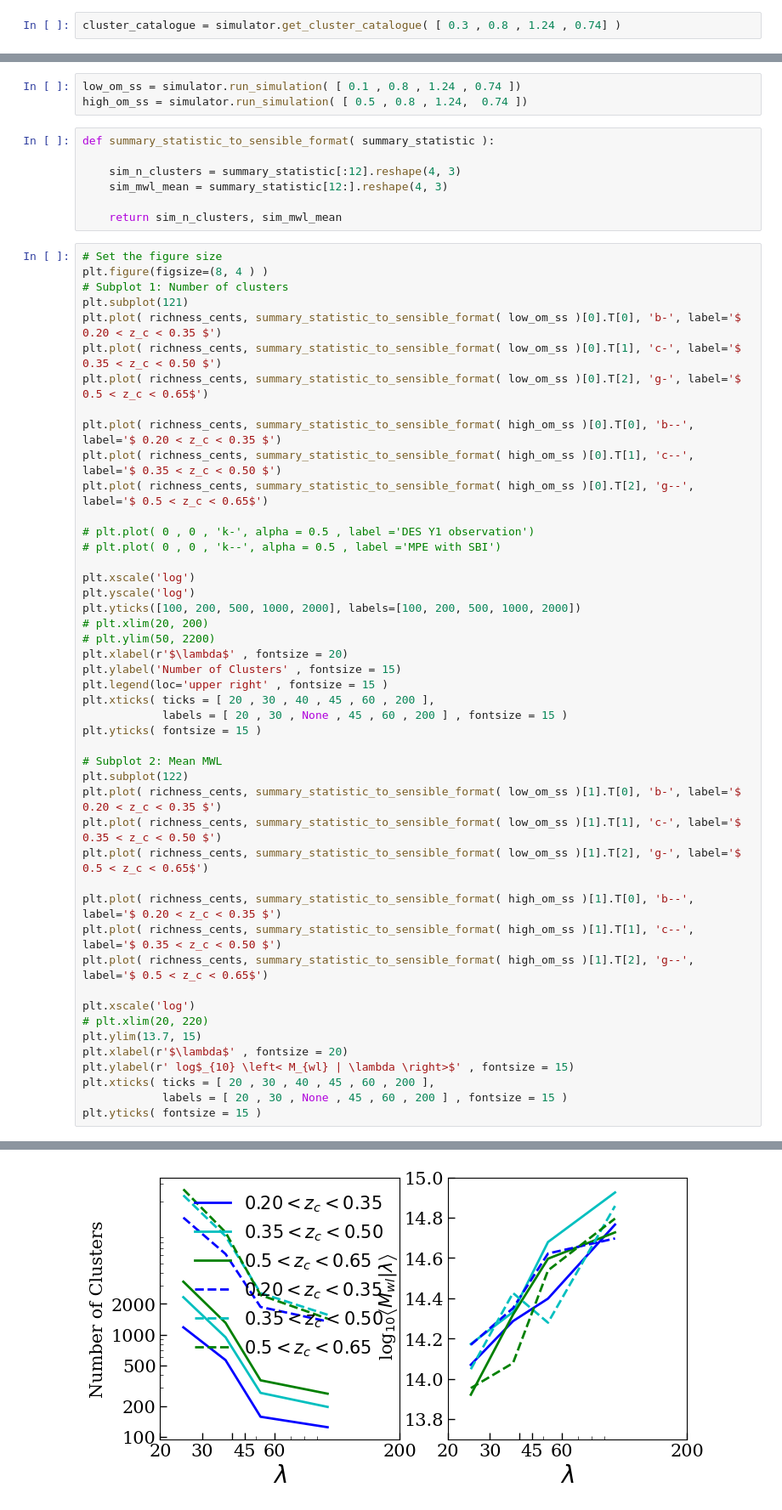
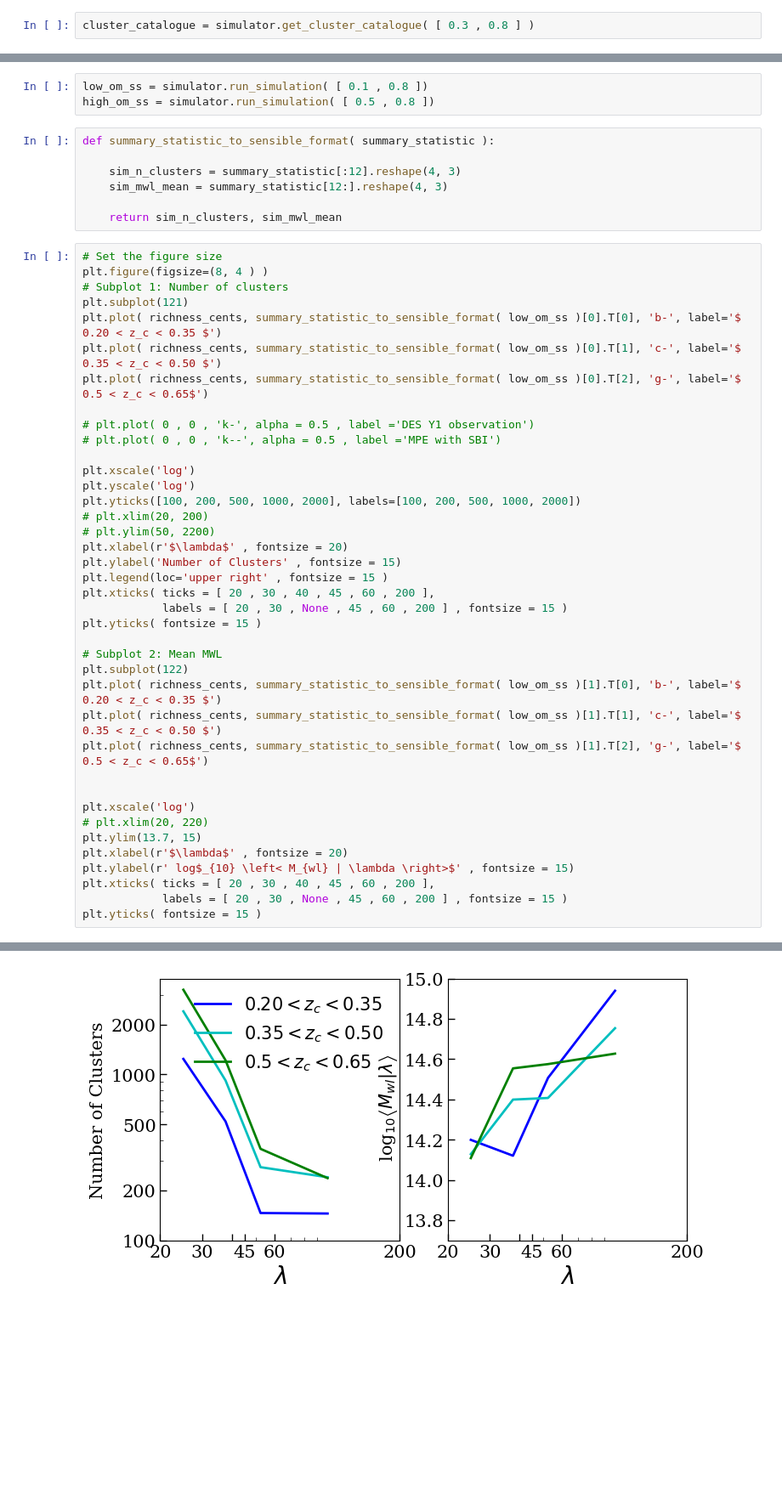
Before and after one commit to calumhrmurray/capish, a Jupyter notebook: notebooks/calum/tutorial_v01.ipynb, the cells around one changed output, grey strips where cells are left out. Shown at 85% size. Drawn from its saved outputs; the diff is of its cells as text; blank space fills up the shorter version.

```diff
--- a/notebooks/calum/tutorial_v01.ipynb
+++ b/notebooks/calum/tutorial_v01.ipynb
@@ -226,5 +227,5 @@ simulator.available_params
 # %%
-cluster_catalogue = simulator.get_cluster_catalogue( [ 0.3 , 0.8 , 1.24 , 0.74] )
+cluster_catalogue = simulator.get_cluster_catalogue( [ 0.3 , 0.8 ] )
 # %%
 cluster_catalogue
 # %% [output]
@@ -340,8 +341,8 @@ def counts_and_mean_mass( cluster_catalogue ,
 # %%
 simulator = simulation.UniverseSimulator( counts_and_mean_mass ,  config_path = '/pbs/home/c/cmurray/cluster_likelihood/config/capish.ini' )
 # %%
-low_om_ss = simulator.run_simulation( [ 0.1 , 0.8 , 1.24 , 0.74 ])
-high_om_ss = simulator.run_simulation( [ 0.5 , 0.8 , 1.24,  0.74 ])
+low_om_ss = simulator.run_simulation( [ 0.1 , 0.8 ])
+high_om_ss = simulator.run_simulation( [ 0.5 , 0.8 ])
 # %%
 def summary_statistic_to_sensible_format( summary_statistic ):
 
@@ -357,10 +358,6 @@ plt.subplot(121)
 plt.plot( richness_cents, summary_statistic_to_sensible_format( low_om_ss )[0].T[0], 'b-', label='$ 0.20 < z_c < 0.35 $')
 plt.plot( richness_cents, summary_statistic_to_sensible_format( low_om_ss )[0].T[1], 'c-', label='$ 0.35 < z_c < 0.50 $')
 plt.plot( richness_cents, summary_statistic_to_sensible_format( low_om_ss )[0].T[2], 'g-', label='$ 0.5 < z_c < 0.65$')
-
-plt.plot( richness_cents, summary_statistic_to_sensible_format( high_om_ss )[0].T[0], 'b--', label='$ 0.20 < z_c < 0.35 $')
-plt.plot( richness_cents, summary_statistic_to_sensible_format( high_om_ss )[0].T[1], 'c--', label='$ 0.35 < z_c < 0.50 $')
-plt.plot( richness_cents, summary_statistic_to_sensible_format( high_om_ss )[0].T[2], 'g--', label='$ 0.5 < z_c < 0.65$')
 
 # plt.plot( 0 , 0 , 'k-', alpha = 0.5 , label ='DES Y1 observation')
 # plt.plot( 0 , 0 , 'k--', alpha = 0.5 , label ='MPE with SBI')
@@ -375,34 +372,31 @@ plt.ylabel('Number of Clusters' , fontsize = 15)
 plt.legend(loc='upper right' , fontsize = 15 )
 plt.xticks( ticks = [ 20 , 30 , 40 , 45 , 60 , 200 ],
             labels = [ 20 , 30 , None , 45 , 60 , 200 ] , fontsize = 15 )
 plt.yticks( fontsize = 15 )
 
 # Subplot 2: Mean MWL
 plt.subplot(122)
 plt.plot( richness_cents, summary_statistic_to_sensible_format( low_om_ss )[1].T[0], 'b-', label='$ 0.20 < z_c < 0.35 $')
 plt.plot( richness_cents, summary_statistic_to_sensible_format( low_om_ss )[1].T[1], 'c-', label='$ 0.35 < z_c < 0.50 $')
 plt.plot( richness_cents, summary_statistic_to_sensible_format( low_om_ss )[1].T[2], 'g-', label='$ 0.5 < z_c < 0.65$')
 
-plt.plot( richness_cents, summary_statistic_to_sensible_format( high_om_ss )[1].T[0], 'b--', label='$ 0.20 < z_c < 0.35 $')
-plt.plot( richness_cents, summary_statistic_to_sensible_format( high_om_ss )[1].T[1], 'c--', label='$ 0.35 < z_c < 0.50 $')
-plt.plot( richness_cents, summary_statistic_to_sensible_format( high_om_ss )[1].T[2], 'g--', label='$ 0.5 < z_c < 0.65$')
 
 plt.xscale('log')
 # plt.xlim(20, 220)
 plt.ylim(13.7, 15)
 plt.xlabel(r'$\lambda$' , fontsize = 20)
 plt.ylabel(r' log$_{10} \left< M_{wl} | \lambda \right>$' , fontsize = 15)
 plt.xticks( ticks = [ 20 , 30 , 40 , 45 , 60 , 200 ],
             labels = [ 20 , 30 , None , 45 , 60 , 200 ] , fontsize = 15 )
 plt.yticks( fontsize = 15 )
 # %% [output]
 (array([13.6, 13.8, 14. , 14.2, 14.4, 14.6, 14.8, 15. ]),
  [Text(0, 0, ''),
   Text(0, 0, ''),
   Text(0, 0, ''),
   Text(0, 0, ''),
   Text(0, 0, ''),
   Text(0, 0, ''),
   Text(0, 0, ''),
   Text(0, 0, '')])
-[figure, old version]
+[figure, new version]
```
Also changed, not shown: parts of 7 cells of this notebook, 10 other files.
